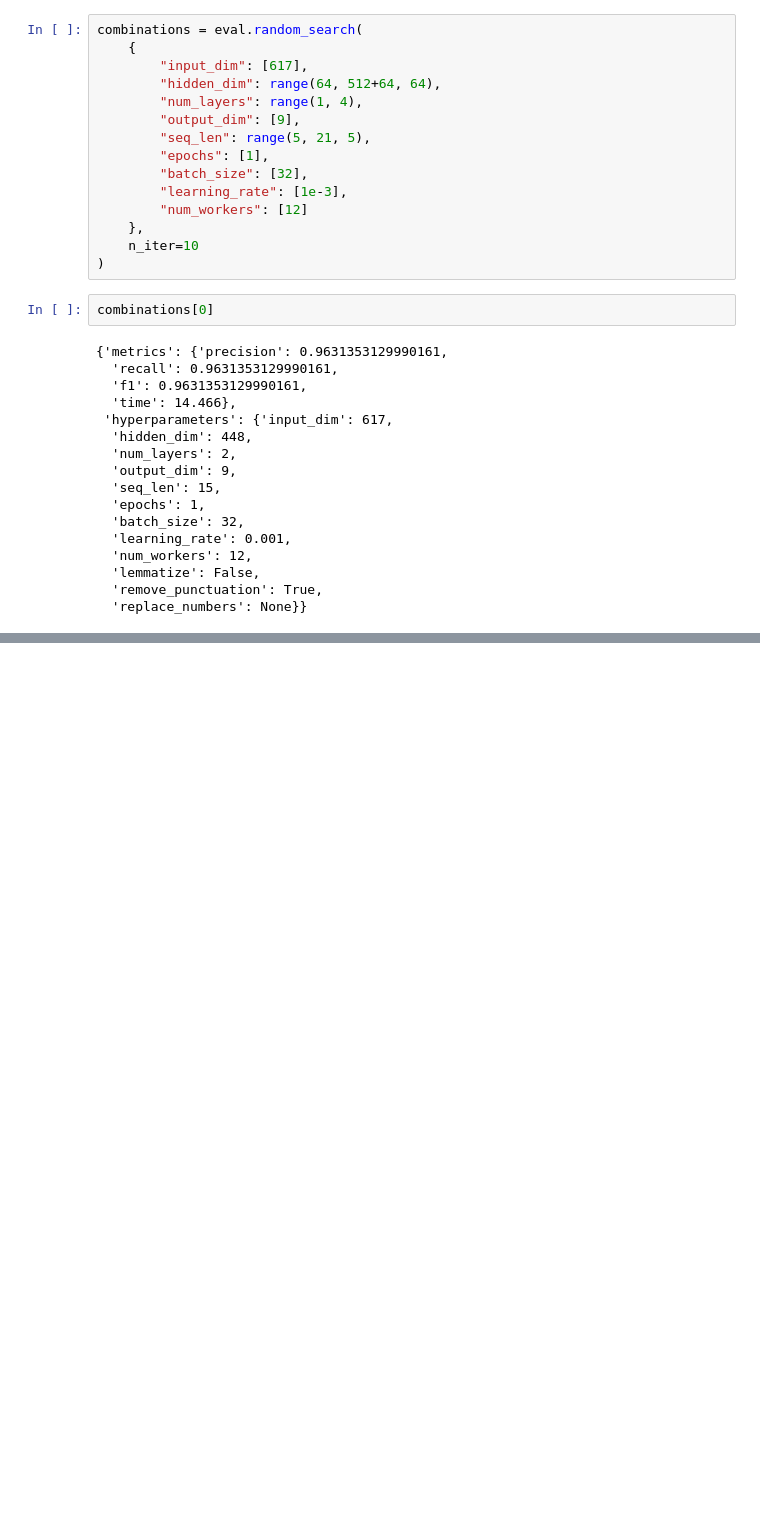
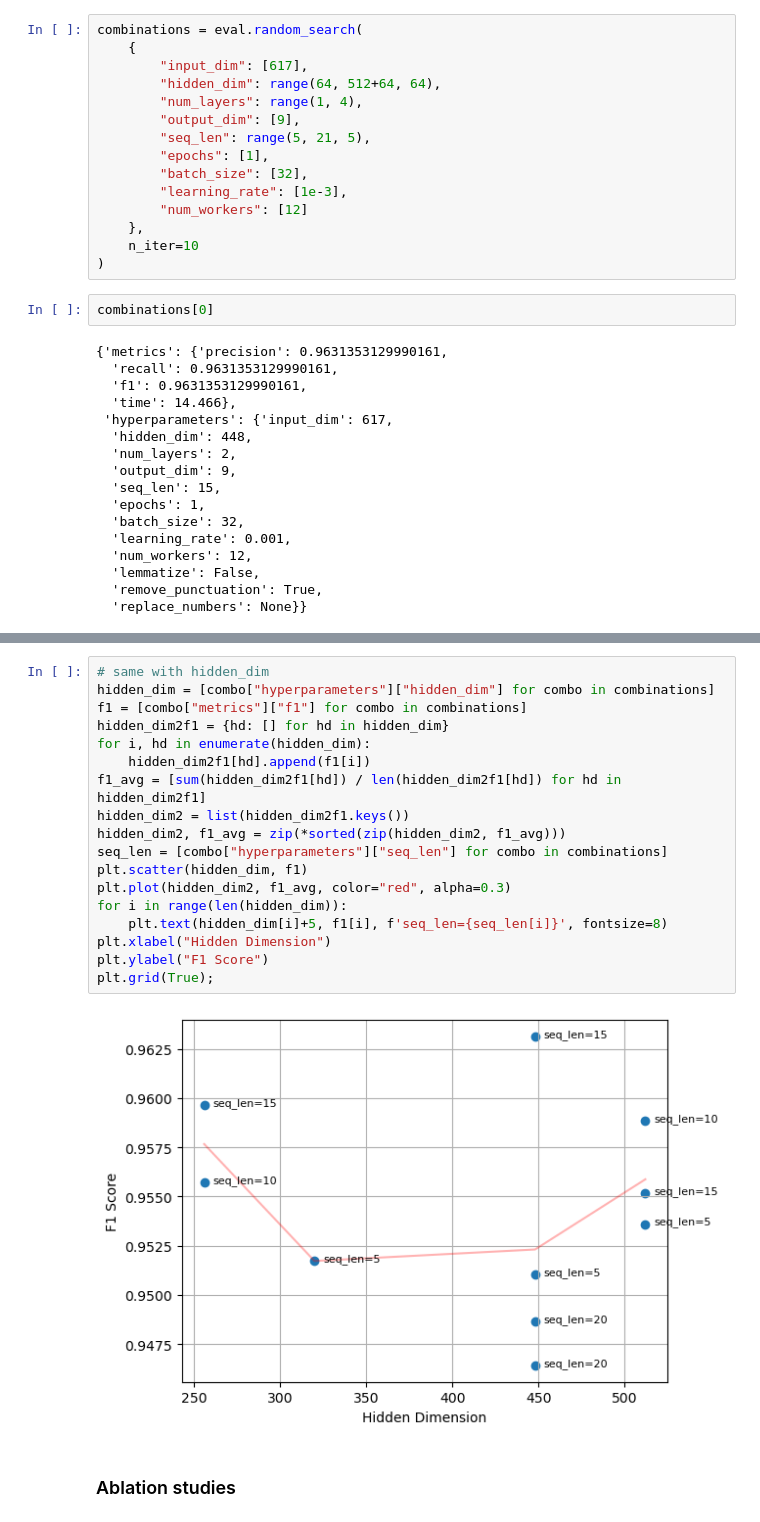
Before and after one commit to amritpal200/NLP-Project, a Jupyter notebook: src/lstm.ipynb, the cells around one changed output, grey strips where cells are left out. Saved outputs shown, nothing was run; the diff lists cells and outputs as text; blank space fills up the shorter version.

Commit message:
Perform ablation studies and evaluate on test

```diff
--- a/src/lstm.ipynb
+++ b/src/lstm.ipynb
@@ -136,0 +155,22 @@ combinations[0]
+# %%
+# same with hidden_dim
+hidden_dim = [combo["hyperparameters"]["hidden_dim"] for combo in combinations]
+f1 = [combo["metrics"]["f1"] for combo in combinations]
+hidden_dim2f1 = {hd: [] for hd in hidden_dim}
+for i, hd in enumerate(hidden_dim):
+	hidden_dim2f1[hd].append(f1[i])
+f1_avg = [sum(hidden_dim2f1[hd]) / len(hidden_dim2f1[hd]) for hd in hidden_dim2f1]
+hidden_dim2 = list(hidden_dim2f1.keys())
+hidden_dim2, f1_avg = zip(*sorted(zip(hidden_dim2, f1_avg)))
+seq_len = [combo["hyperparameters"]["seq_len"] for combo in combinations]
+plt.scatter(hidden_dim, f1)
+plt.plot(hidden_dim2, f1_avg, color="red", alpha=0.3)
+for i in range(len(hidden_dim)):
+    plt.text(hidden_dim[i]+5, f1[i], f'seq_len={seq_len[i]}', fontsize=8)
+plt.xlabel("Hidden Dimension")
+plt.ylabel("F1 Score")
+plt.grid(True);
+# %% [output]
+[figure, added]
+# %% [markdown]
+### Ablation studies
```
Also changed, not shown: parts of 18 cells of this notebook.
